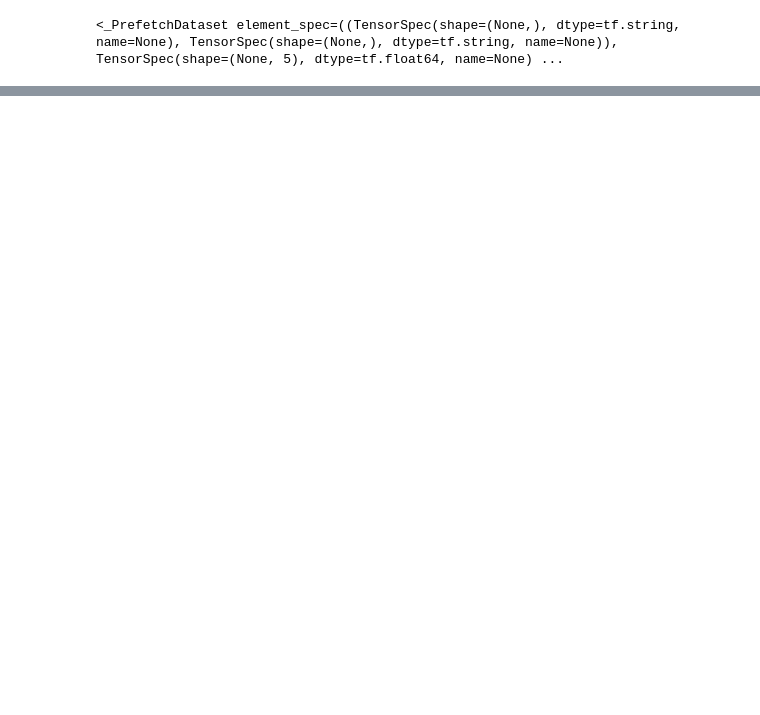
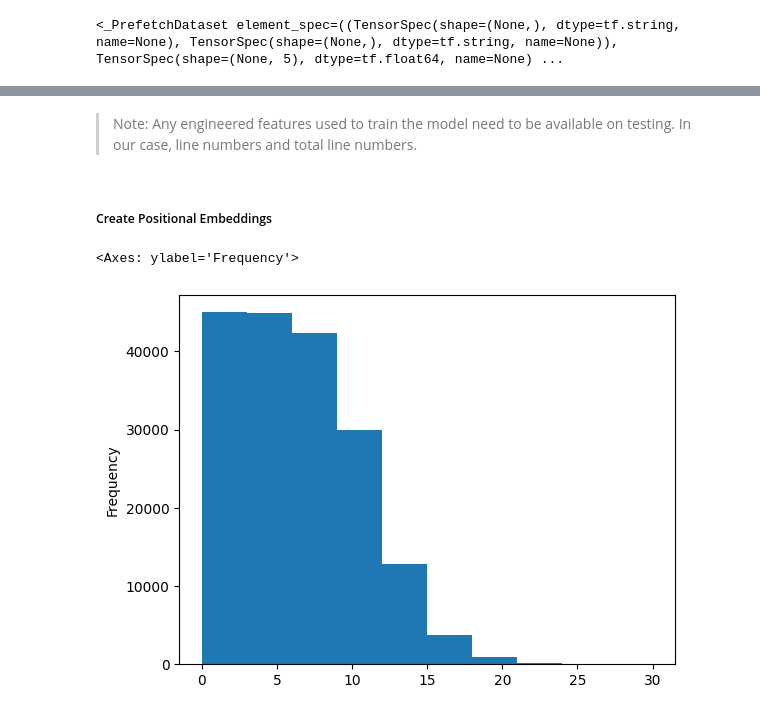
Before and after one commit to klsharma22/TensorflowCertifcationCourse, a Jupyter notebook: Milestone Projects/09_milestone_project_2_Skim_Lit.ipynb, the cells around one changed output, grey strips where cells are left out. Saved outputs shown, nothing was run; the diff lists cells and outputs as text; code cells hidden in the pictures; blank space fills up the shorter version.

Commit message:
Created line number and total lines tensors

```diff
--- a/Milestone Projects/09_milestone_project_2_Skim_Lit.ipynb
+++ b/Milestone Projects/09_milestone_project_2_Skim_Lit.ipynb
@@ -911,0 +923,10 @@ baseline_results
+# %% [markdown]
+> Note: Any engineered features used to train the model need to be available on testing. In our case, line numbers and total line numbers.
+# %% [markdown]
+##### Create Positional Embeddings
+# %%
+# Distribution of line numbers
+train_df['line_number'].plot.hist()
+# %% [output]
+<Axes: ylabel='Frequency'>
+[figure, added]
```
Also changed, not shown: parts of 39 cells of this notebook.
